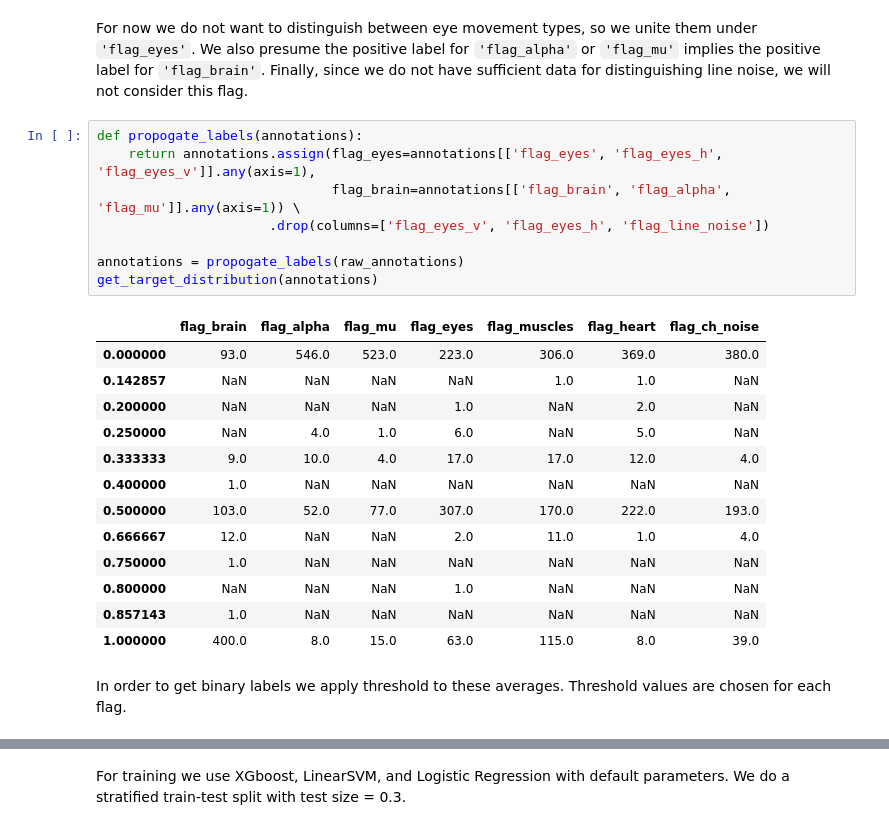
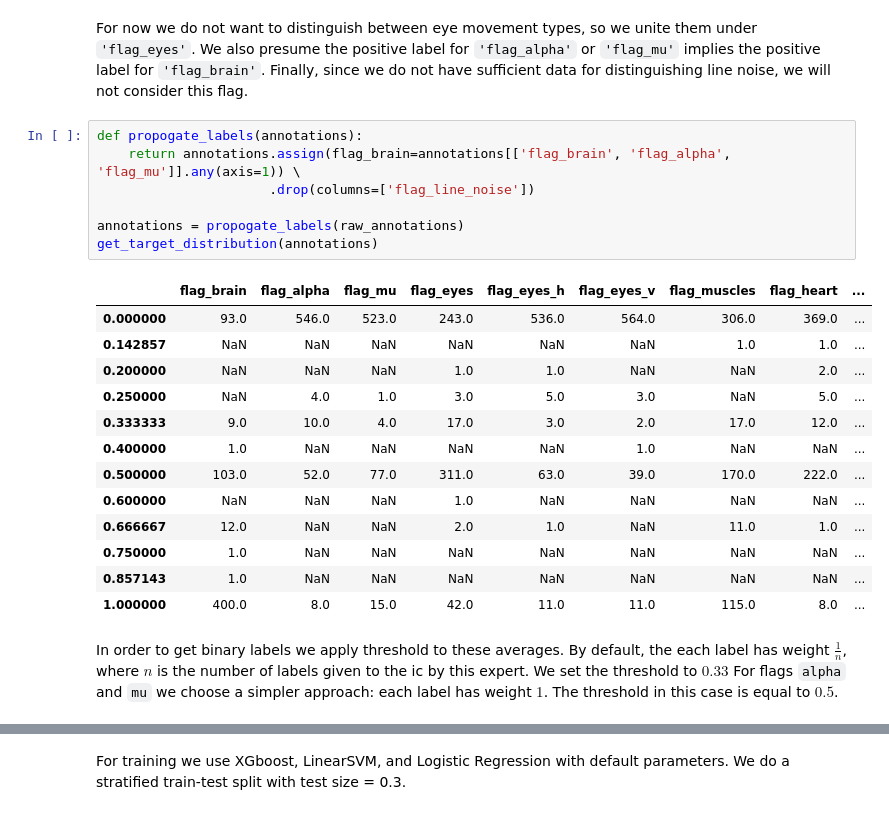
Before and after one commit to ledovsky/alice-eeg-ml, a Jupyter notebook: Basic Pipeline.ipynb, the cells around one changed output, grey strips where cells are left out. Drawn from its saved outputs; the diff is of its cells as text.

```diff
--- a/Basic Pipeline.ipynb
+++ b/Basic Pipeline.ipynb
@@ -63,27 +65,26 @@ get_target_distribution(raw_annotations)
 For now we do not want to distinguish between eye movement types, so we unite them under `'flag_eyes'`. We also presume the positive label for `'flag_alpha'` or `'flag_mu'` implies the positive label for `'flag_brain'`. Finally, since we do not have sufficient data for distinguishing line noise, we will not consider this flag.
 # %%
 def propogate_labels(annotations):
-    return annotations.assign(flag_eyes=annotations[['flag_eyes', 'flag_eyes_h', 'flag_eyes_v']].any(axis=1),
-                              flag_brain=annotations[['flag_brain', 'flag_alpha', 'flag_mu']].any(axis=1)) \
-                      .drop(columns=['flag_eyes_v', 'flag_eyes_h', 'flag_line_noise'])
+    return annotations.assign(flag_brain=annotations[['flag_brain', 'flag_alpha', 'flag_mu']].any(axis=1)) \
+                      .drop(columns=['flag_line_noise'])
 
 annotations = propogate_labels(raw_annotations)
 get_target_distribution(annotations)
 # %% [output]
-|  | flag_brain | flag_alpha | flag_mu | flag_eyes | flag_muscles | flag_heart | flag_ch_noise |
-| 0.000000 | 93.0 | 546.0 | 523.0 | 223.0 | 306.0 | 369.0 | 380.0 |
-| 0.142857 | NaN | NaN | NaN | NaN | 1.0 | 1.0 | NaN |
-| 0.200000 | NaN | NaN | NaN | 1.0 | NaN | 2.0 | NaN |
-| 0.250000 | NaN | 4.0 | 1.0 | 6.0 | NaN | 5.0 | NaN |
-| 0.333333 | 9.0 | 10.0 | 4.0 | 17.0 | 17.0 | 12.0 | 4.0 |
-| 0.400000 | 1.0 | NaN | NaN | NaN | NaN | NaN | NaN |
-| 0.500000 | 103.0 | 52.0 | 77.0 | 307.0 | 170.0 | 222.0 | 193.0 |
-| 0.666667 | 12.0 | NaN | NaN | 2.0 | 11.0 | 1.0 | 4.0 |
-| 0.750000 | 1.0 | NaN | NaN | NaN | NaN | NaN | NaN |
-| 0.800000 | NaN | NaN | NaN | 1.0 | NaN | NaN | NaN |
-| 0.857143 | 1.0 | NaN | NaN | NaN | NaN | NaN | NaN |
-| 1.000000 | 400.0 | 8.0 | 15.0 | 63.0 | 115.0 | 8.0 | 39.0 |
+|  | flag_brain | flag_alpha | flag_mu | flag_eyes | flag_eyes_h | flag_eyes_v | flag_muscles | flag_heart | ... |
+| 0.000000 | 93.0 | 546.0 | 523.0 | 243.0 | 536.0 | 564.0 | 306.0 | 369.0 | ... |
+| 0.142857 | NaN | NaN | NaN | NaN | NaN | NaN | 1.0 | 1.0 | ... |
+| 0.200000 | NaN | NaN | NaN | 1.0 | 1.0 | NaN | NaN | 2.0 | ... |
+| 0.250000 | NaN | 4.0 | 1.0 | 3.0 | 5.0 | 3.0 | NaN | 5.0 | ... |
+| 0.333333 | 9.0 | 10.0 | 4.0 | 17.0 | 3.0 | 2.0 | 17.0 | 12.0 | ... |
+| 0.400000 | 1.0 | NaN | NaN | NaN | NaN | 1.0 | NaN | NaN | ... |
+| 0.500000 | 103.0 | 52.0 | 77.0 | 311.0 | 63.0 | 39.0 | 170.0 | 222.0 | ... |
+| 0.600000 | NaN | NaN | NaN | 1.0 | NaN | NaN | NaN | NaN | ... |
+| 0.666667 | 12.0 | NaN | NaN | 2.0 | 1.0 | NaN | 11.0 | 1.0 | ... |
+| 0.750000 | 1.0 | NaN | NaN | NaN | NaN | NaN | NaN | NaN | ... |
+| 0.857143 | 1.0 | NaN | NaN | NaN | NaN | NaN | NaN | NaN | ... |
+| 1.000000 | 400.0 | 8.0 | 15.0 | 42.0 | 11.0 | 11.0 | 115.0 | 8.0 | ... |
-# %% [markdown]
-In order to get binary labels we apply threshold to these averages. Threshold values are chosen for each flag.
+# %% [markdown]
+In order to get binary labels we apply threshold to these averages. By default, the each label has weight $\frac{1}{n}$, where $n$ is the number of labels given to the ic by this expert. We set the threshold to $0.33$ For flags `alpha` and `mu` we choose a simpler approach: each label has weight $1$. The threshold in this case is equal to $0.5$.
 # %%
 from data import build_target_df
```
Also changed, not shown: parts of 16 cells of this notebook, 1 other file.
